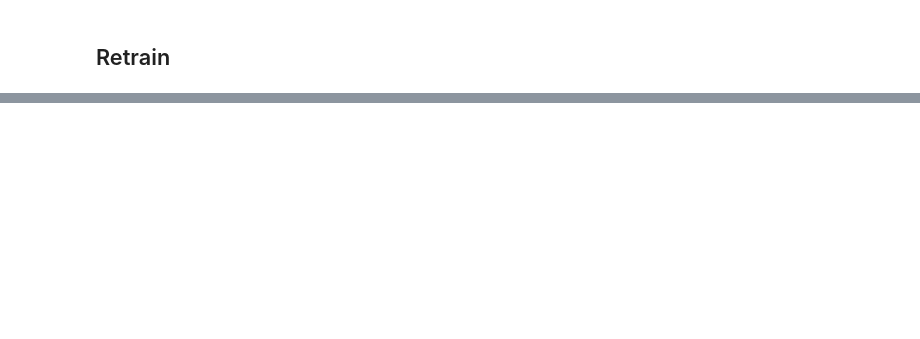
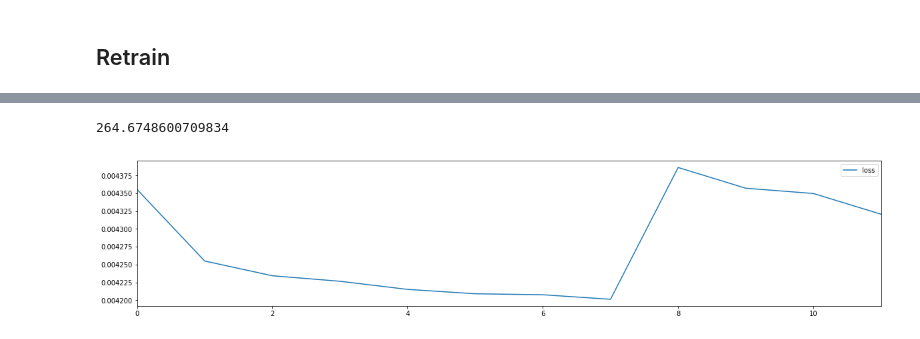
Before and after one commit to thepaulm/web-traffic-time-series-forecasting, a Jupyter notebook: Model Eval.ipynb, the cells around one changed output, grey strips where cells are left out. Cells and saved outputs as stored; diff of their text form; code cells hidden in the pictures; blank space fills up the shorter version.

```diff
--- a/Model Eval.ipynb
+++ b/Model Eval.ipynb
@@ -117,0 +121,4 @@ o0020_p0010_m0000_M0064_u064_c002_lr1.000000e-03_e0010_weights.h5
+# %%
+ctx = t.TrainContext.load(120, 60, 0, 370, 128, 2, 1e-3, 8)
+# %%
+ctx.train(d, lr=5e-3, epochs=4, verbose=True)
@@ -117,0 +134,5 @@ o0020_p0010_m0000_M0064_u064_c002_lr1.000000e-03_e0010_weights.h5
+# %%
+plot_loss(ctx)
+# %% [output]
+264.6748600709834
+[figure, added]
```
Also changed, not shown: parts of 25 cells of this notebook, 1 other file.
